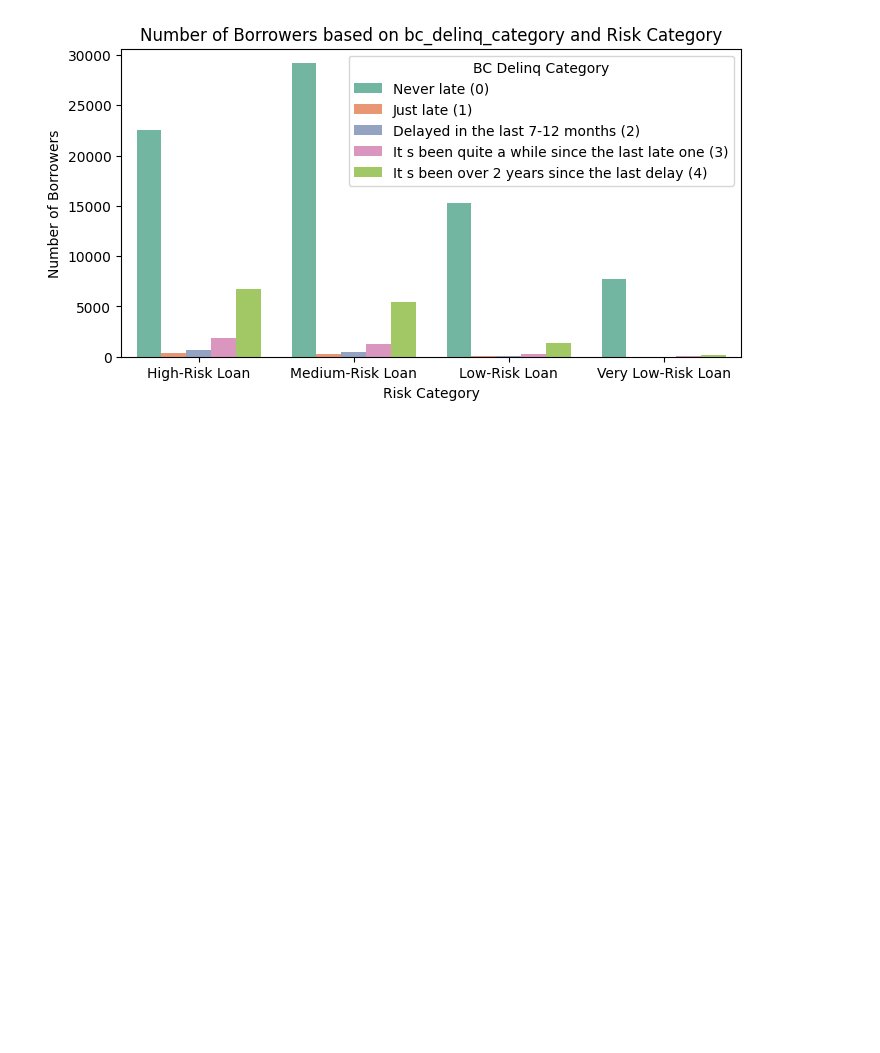
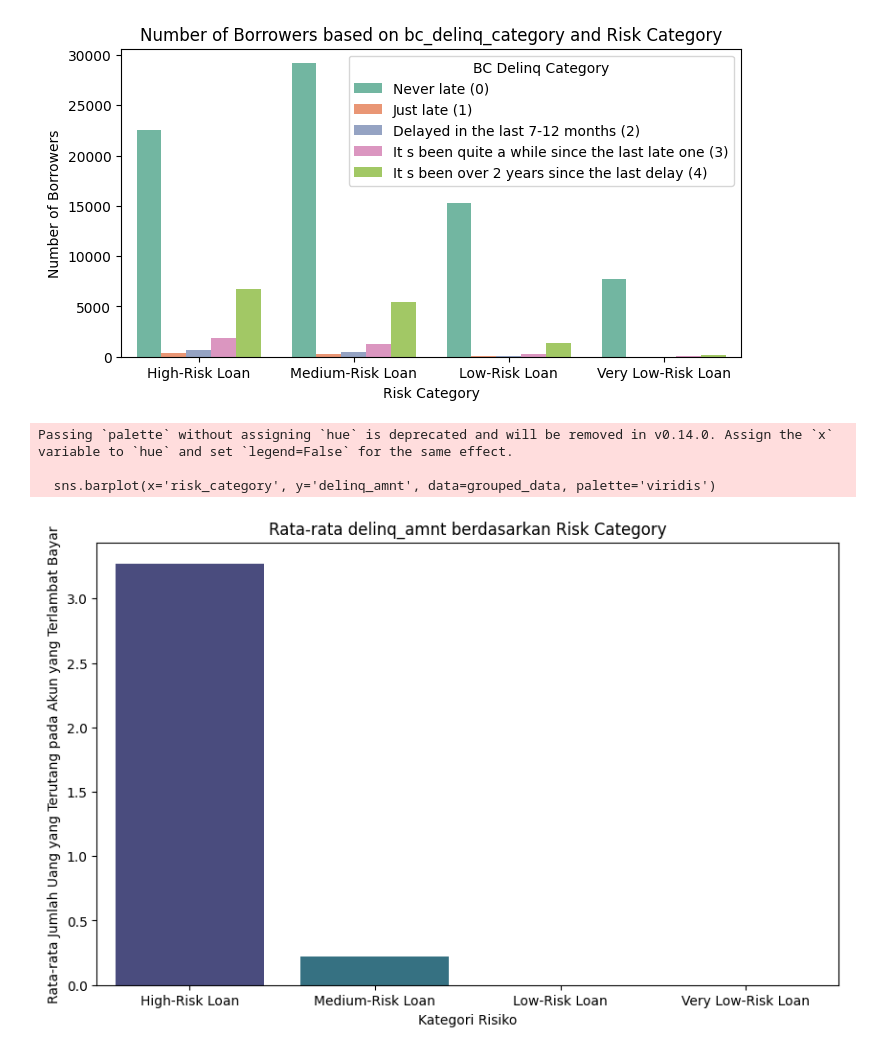
Before and after one commit to hidayah24/data-analyst-portfolio, a Jupyter notebook: Project-2-Credit-Risk-Analysis-and-Optimization-of-Lending-Decisions/Credit-Risk-Analysis.ipynb, the cells around one changed output. Drawn from its saved outputs; the diff is of its cells as text; code cells hidden in the pictures; blank space fills up the shorter version.

Commit message:
Vis:Dealnq amnt based on risk category

```diff
--- a/Project-2-Credit-Risk-Analysis-and-Optimization-of-Lending-Decisions/Credit-Risk-Analysis.ipynb
+++ b/Project-2-Credit-Risk-Analysis-and-Optimization-of-Lending-Decisions/Credit-Risk-Analysis.ipynb
@@ -596,3 +596,19 @@ plt.show()
 # %% [output]
 [figure]
 [figure]
+# %%
+# Hitung rata-rata delinq_amnt berdasarkan risk_category
+grouped_data = df.groupby('risk_category')['delinq_amnt'].mean().reset_index()
+
+# Bar plot
+plt.figure(figsize=(10, 6))
+sns.barplot(x='risk_category', y='delinq_amnt', data=grouped_data, palette='viridis')
+plt.title('Rata-rata delinq_amnt berdasarkan Risk Category')
+plt.xlabel('Kategori Risiko')
+plt.ylabel('Rata-rata Jumlah Uang yang Terutang pada Akun yang Terlambat Bayar')
+plt.show()
+# %% [output]
+Passing `palette` without assigning `hue` is deprecated and will be removed in v0.14.0. Assign the `x` variable to `hue` and set `legend=False` for the same effect.
+
+  sns.barplot(x='risk_category', y='delinq_amnt', data=grouped_data, palette='viridis')
+[figure, added]
```
